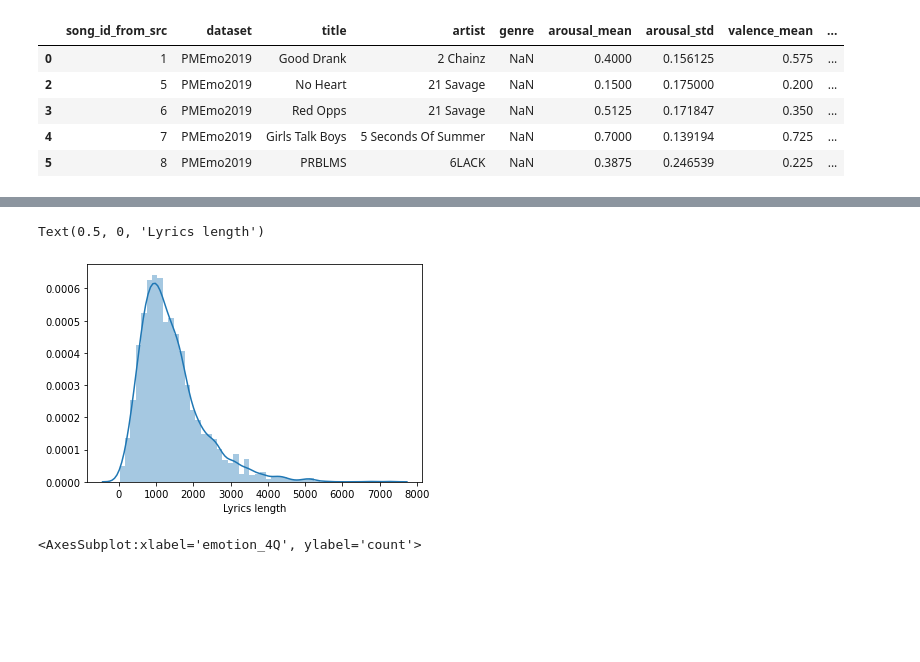
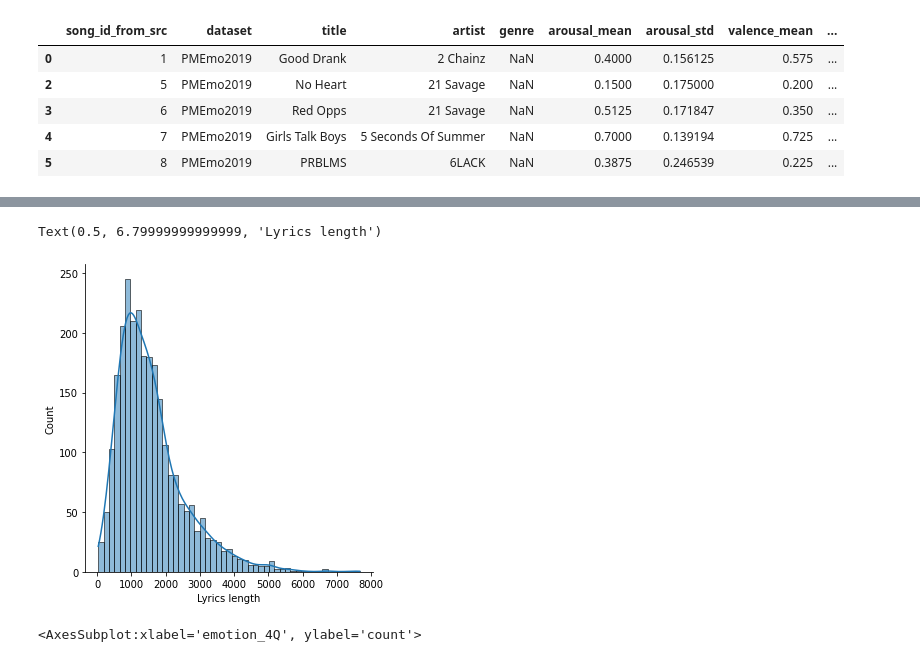
Before and after one commit to wojtek11530/song_lyric_classification, a Jupyter notebook: notebooks/preprocessed_dataset_analysis.ipynb, the cells around one changed output, grey strips where cells are left out. Saved outputs shown, nothing was run; the diff lists cells and outputs as text; code cells hidden in the pictures; blank space fills up the shorter version.

```diff
--- a/notebooks/preprocessed_dataset_analysis.ipynb
+++ b/notebooks/preprocessed_dataset_analysis.ipynb
@@ -62,10 +60,10 @@ general_genre              1117
 dtype: int64
 # %%
-sns.distplot(df['lyrics'].str.len(), kde=True)
+sns.displot(df['lyrics'].str.len(), kde=True)
 plt.xlabel('Lyrics length')
 # %% [output]
-Text(0.5, 0, 'Lyrics length')
+Text(0.5, 6.79999999999999, 'Lyrics length')
-[figure, old version]
+[figure, new version]
 # %%
 sns.countplot(x="emotion_4Q", data=df)
 # %% [output]
```
Also changed, not shown: parts of 4 cells of this notebook, 6 other files.
